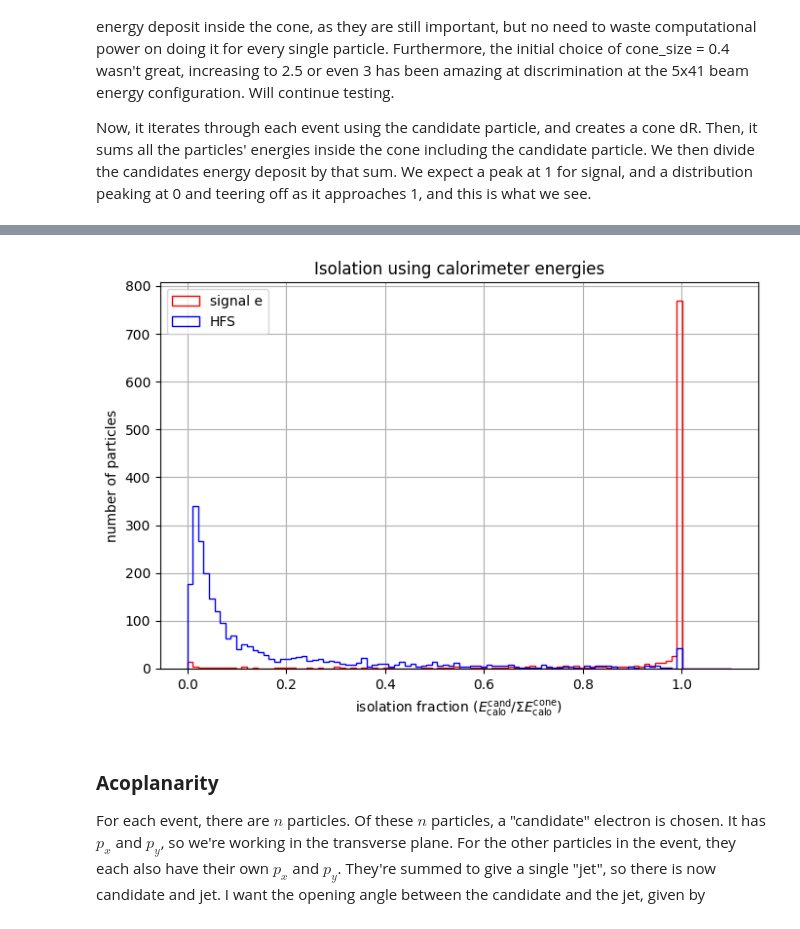
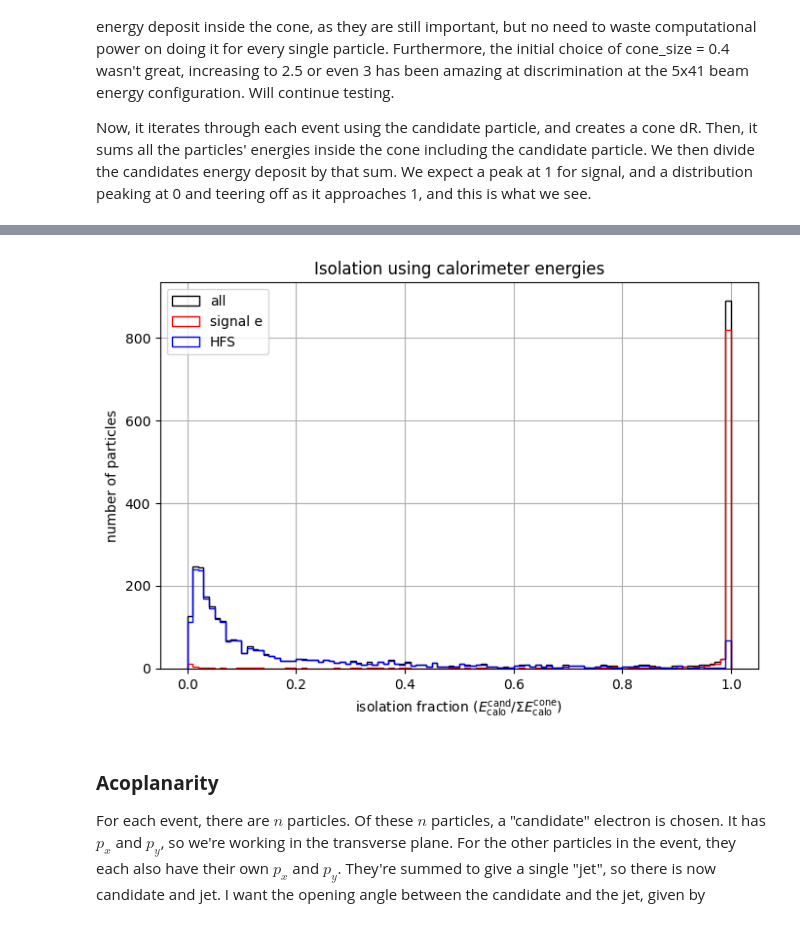
Before and after one commit to nalted/Masters-Project-Public, a Jupyter notebook: projectxg/xgboost_tutorial.ipynb, the cells around one changed output, grey strips where cells are left out. Cells and saved outputs as stored; diff of their text form; code cells hidden in the pictures.

```diff
--- a/projectxg/xgboost_tutorial.ipynb
+++ b/projectxg/xgboost_tutorial.ipynb
@@ -55,7 +60,8 @@ filter_name=[
     "EcalEndcapNClusterAssociations/EcalEndcapNClusterAssociations.*",
     "ReconstructedParticleAssociations/ReconstructedParticleAssociations.*",
     "ReconstructedChargedParticleAssociations/ReconstructedChargedParticleAssociations.*",
-    "InclusiveKinematicsTruth/InclusiveKinematicsTruth.*"
+    "InclusiveKinematicsTruth/InclusiveKinematicsTruth.*",
+    "ReconstructedJets/ReconstructedJets.*"
 ],
 
 events_list = [tree.arrays(filter_name=filter_name, library="ak") for tree in trees]
@@ -276,7 +328,7 @@ def build_mc_labels_per_reco(rec_ids, sim_ids, pdgs, gens, n_reco): # takes the
 label_results_ch = [
     build_mc_labels_per_reco(rec_ids, sim_ids, pdgs, gens, n)
     for rec_ids, sim_ids, pdgs, gens, n in zip(
-        reco_to_mc_rec_ch, reco_to_mc_sim_ch, mc_pdg, mc_gen, ak.num(ch_px)
+        reco_to_mc_rec_ch, reco_to_mc_sim_ch, mc_pdg, mc_gen, ak.num(ch_px_raw)
     )
 ]
 
@@ -295,9 +347,9 @@ E_over_p_signal = ak.flatten(matched_E_over_p_ch[is_signal_electron_ch])
 E_over_p_hfs = ak.flatten(matched_E_over_p_ch[is_hfs_ch])
 
 plt.figure(figsize=(10, 6))
-plt.hist(E_over_p_all, bins=100, range=(0, 5), histtype='step', color='black', label='all')
-plt.hist(E_over_p_signal, bins=100, range=(0, 5), histtype='step', color='red', label='signal e')
-plt.hist(E_over_p_hfs, bins=100, range=(0, 5), histtype='step', color='blue', label='HFS')
+plt.hist(E_over_p_all, bins=100, range=(0, 2), histtype='step', color='black', label='all')
+plt.hist(E_over_p_signal, bins=100, range=(0, 2), histtype='step', color='red', label='signal e')
+plt.hist(E_over_p_hfs, bins=100, range=(0, 2), histtype='step', color='blue', label='HFS')
 plt.xlabel('E/p (GeV)')
 plt.ylabel('number of particles')
 plt.title('E/p for all, signal Electrons, and hfs')
@@ -317,7 +369,7 @@ Now, it iterates through each event using the candidate particle, and creates a
 # %%
 # isolation that takes reconstructedcharged as candidates, and reconstructed as field (everything else)
 def calculate_isolation(cand_eta, cand_phi, field_eta, field_phi, field_weight,
-                                   cone_size=2.5):
+                                   cone_size=0.4):
     iso_sum_out = []
     for ev_c_eta, ev_c_phi, ev_f_eta, ev_f_phi, ev_f_w in zip(
             cand_eta, cand_phi, field_eta, field_phi, field_weight):
@@ -362,7 +414,7 @@ results_eta_ch = [
         barrel_clu_idx, barrel_mc_idx, barrel_eta_clu,
         endcapP_clu_idx, endcapP_mc_idx, endcapP_eta_clu,
         endcapN_clu_idx, endcapN_mc_idx, endcapN_eta_clu,
-        ak.num(ch_px)
+        ak.num(ch_px_raw)
     )
 ]
 barrel_eta_per_ch  = ak.Array([r[0] for r in results_eta_ch])
@@ -377,7 +429,7 @@ results_phi_ch = [
         barrel_clu_idx, barrel_mc_idx, barrel_phi_clu,
         endcapP_clu_idx, endcapP_mc_idx, endcapP_phi_clu,
         endcapN_clu_idx, endcapN_mc_idx, endcapN_phi_clu,
-        ak.num(ch_px)
+        ak.num(ch_px_raw)
     )
 ]
 barrel_phi_per_ch  = ak.Array([r[0] for r in results_phi_ch])
@@ -402,7 +454,7 @@ matched_calo_phi_ch = ak.where(
 
 iso_calo_total = calculate_isolation(
     matched_calo_eta_ch, matched_calo_phi_ch,
-    all_calo_eta, all_calo_phi, all_calo_E, cone_size=3.0)
+    all_calo_eta, all_calo_phi, all_calo_E, cone_size=2.5)
 
 iso_frac_calo = ak.where(iso_calo_total > 0,
                          matched_calo_E_ch / iso_calo_total,
@@ -410,25 +512,26 @@ iso_frac_calo = ak.where(iso_calo_total > 0,
 # %%
-reco_has_mc_ch_iso_calo = has_mc_per_ch & (matched_calo_E_ch > 0) # only chooses tracks that have a matched mc particle and a
+reco_has_mc_ch_iso_calo = has_mc_per_ch & (matched_calo_E_ch_all > 0) # only chooses tracks that have a matched mc particle and a
                                                                   # matched calorimeter energy
 is_signal_electron_ch_iso_calo = reco_has_mc_ch_iso_calo & (mc_gen_per_ch == 1) & (abs(mc_pdg_per_ch) == 11)
 is_hfs_ch_iso_calo = reco_has_mc_ch_iso_calo & (mc_gen_per_ch == 1) & (abs(mc_pdg_per_ch) != 11)
-
+all_iso_calo = ak.flatten(iso_frac_calo[reco_has_mc_ch_iso_calo])
 iso_signal_calo = ak.flatten(iso_frac_calo[is_signal_electron_ch_iso_calo])
 iso_hfs_calo    = ak.flatten(iso_frac_calo[is_hfs_ch_iso_calo])
 
 fig, ax = plt.subplots(figsize=(7, 5))
-
-ax.hist(iso_signal_calo, bins=100, range=(0, 1.1), histtype='step', color='red',  label='signal e')
-ax.hist(iso_hfs_calo,    bins=100, range=(0, 1.1), histtype='step', color='blue', label='HFS')
+ax.hist(all_iso_calo, bins = 100, range=(0, 1), histtype='step', color='black', label='all')
+ax.hist(iso_signal_calo, bins=100, range=(0, 1), histtype='step', color='red',  label='signal e')
+ax.hist(iso_hfs_calo,    bins=100, range=(0, 1), histtype='step', color='blue', label='HFS')
 ax.set_xlabel(r'isolation fraction ($E_{\mathrm{calo}}^{\mathrm{cand}} / \Sigma E_{\mathrm{calo}}^{\mathrm{cone}}$)')
 ax.set_ylabel('number of particles')
 ax.set_title('Isolation using calorimeter energies')
 ax.grid()
 ax.legend()
 plt.tight_layout()
+#plt.yscale('log')
 plt.show()
 # %% [output]
-[figure, old version]
+[figure, new version]
 # %% [markdown]
 ### **Acoplanarity**
 
```
Also changed, not shown: parts of 24 cells of this notebook.
